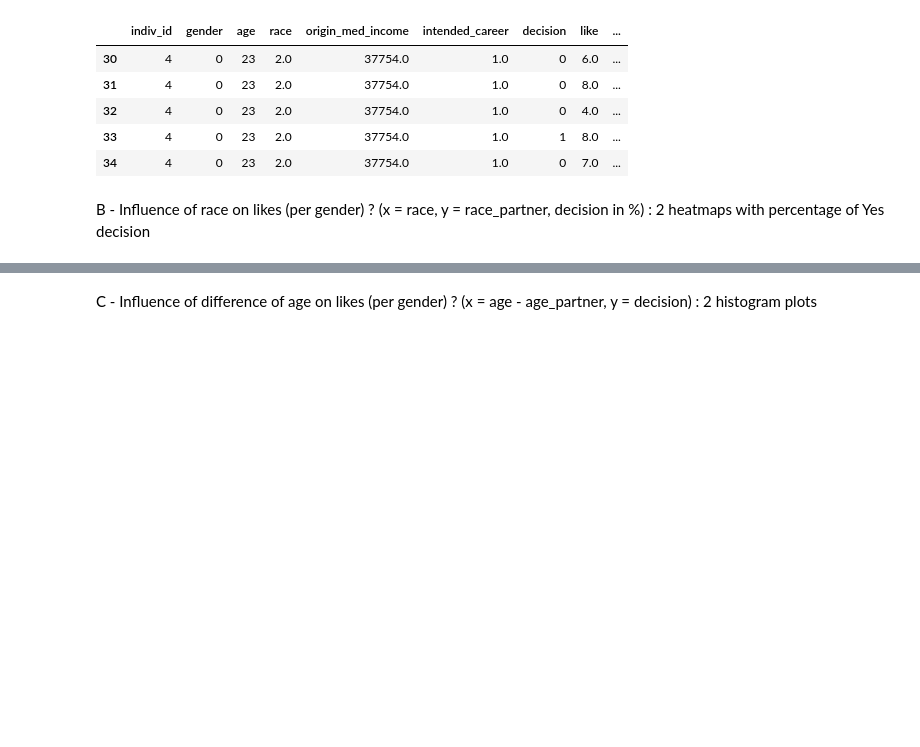
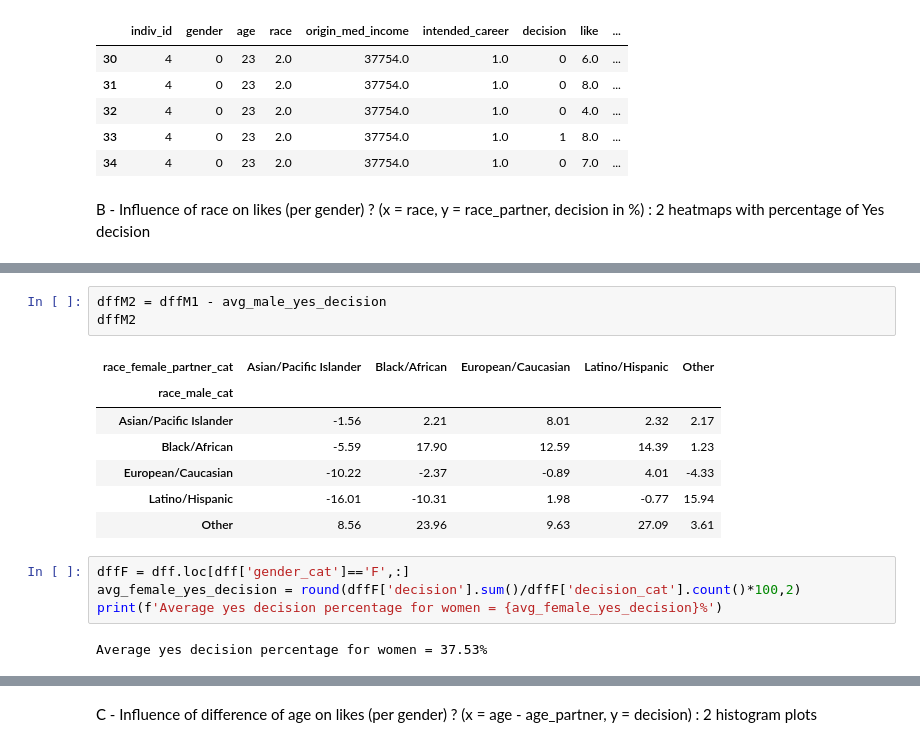
Before and after one commit to RemiArsac/Jedha_module2_speed_dating_project, a Jupyter notebook: 01-Project_speed_dating.ipynb, the cells around one changed output, grey strips where cells are left out. Saved outputs shown, nothing was run; the diff lists cells and outputs as text; blank space fills up the shorter version.

```diff
--- a/01-Project_speed_dating.ipynb
+++ b/01-Project_speed_dating.ipynb
@@ -280,0 +288,17 @@ dff1
+# %%
+dffM2 = dffM1 - avg_male_yes_decision
+dffM2
+# %% [output]
+| race_female_partner_cat | Asian/Pacific Islander | Black/African | European/Caucasian | Latino/Hispanic | Other |
+| race_male_cat |  |  |  |  |  |
+| Asian/Pacific Islander | -1.56 | 2.21 | 8.01 | 2.32 | 2.17 |
+| Black/African | -5.59 | 17.90 | 12.59 | 14.39 | 1.23 |
+| European/Caucasian | -10.22 | -2.37 | -0.89 | 4.01 | -4.33 |
+| Latino/Hispanic | -16.01 | -10.31 | 1.98 | -0.77 | 15.94 |
+| Other | 8.56 | 23.96 | 9.63 | 27.09 | 3.61 |
+# %%
+dffF = dff.loc[dff['gender_cat']=='F',:]
+avg_female_yes_decision = round(dffF['decision'].sum()/dffF['decision_cat'].count()*100,2)
+print(f'Average yes decision percentage for women = {avg_female_yes_decision}%')
+# %% [output]
+Average yes decision percentage for women = 37.53%
```
Also changed, not shown: parts of 7 cells of this notebook.
